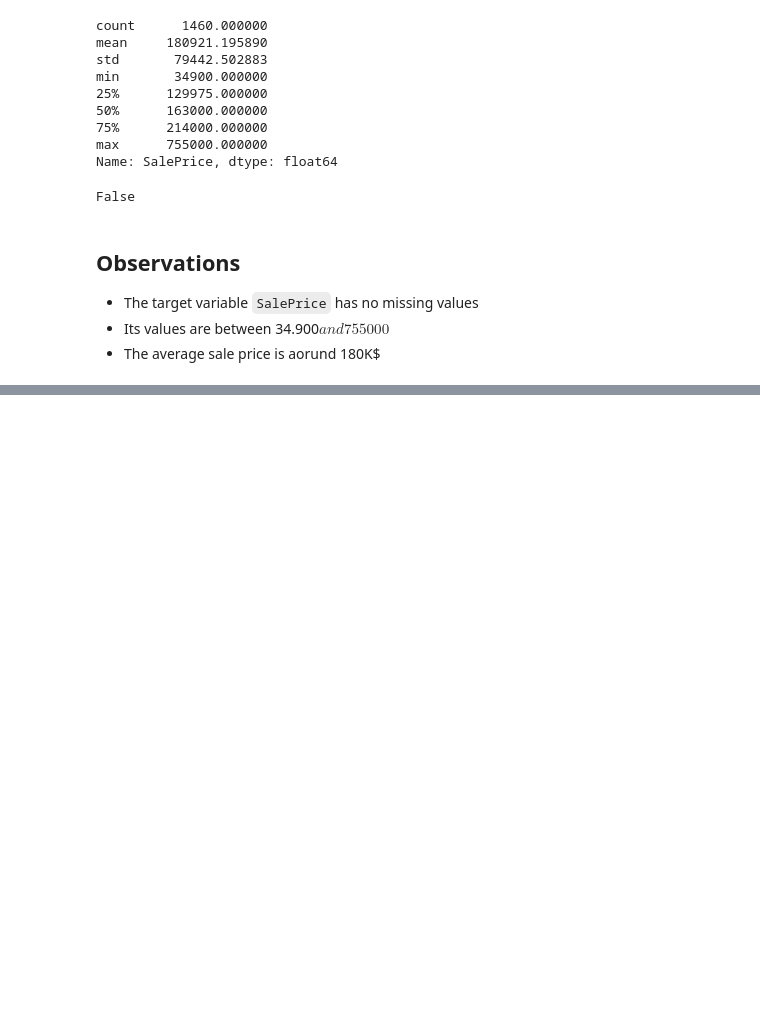
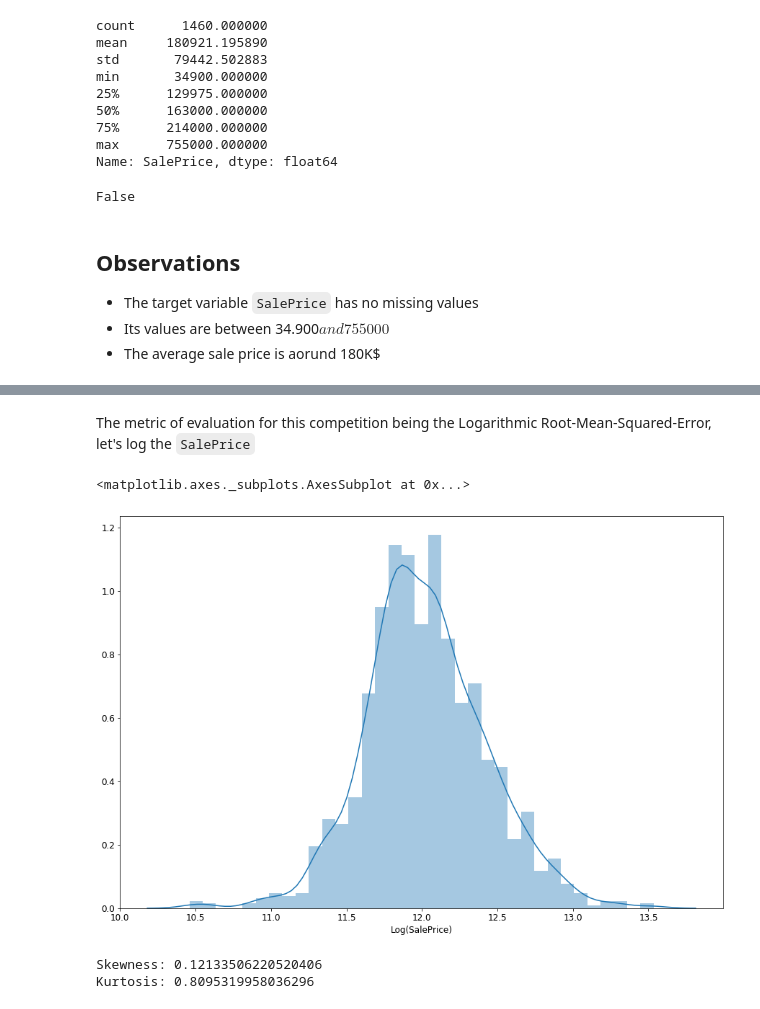
Before and after one commit to lohiermichael/house-prices-prediction, a Jupyter notebook: notebooks/1.data_analysis.ipynb, the cells around one changed output, grey strips where cells are left out. Cells and saved outputs as stored; diff of their text form; code cells hidden in the pictures; blank space fills up the shorter version.

```diff
--- a/notebooks/1.data_analysis.ipynb
+++ b/notebooks/1.data_analysis.ipynb
@@ -286,0 +332,15 @@ False
+# %% [markdown]
+The metric of evaluation for this competition being the Logarithmic Root-Mean-Squared-Error, let's log the `SalePrice`
+# %%
+plt.figure(figsize=(15,10))
+sns.distplot(np.log(data[target]),
+                axlabel='Log(SalePrice)')
+# %% [output]
+<matplotlib.axes._subplots.AxesSubplot at 0x...>
+[figure, added]
+# %%
+print(f"Skewness: {np.log(data[target]).skew()}")
+print(f"Kurtosis: {np.log(data[target]).kurt()}")
+# %% [output]
+Skewness: 0.12133506220520406
+Kurtosis: 0.8095319958036296
```
Also changed, not shown: parts of 18 cells of this notebook, 1 other file.
